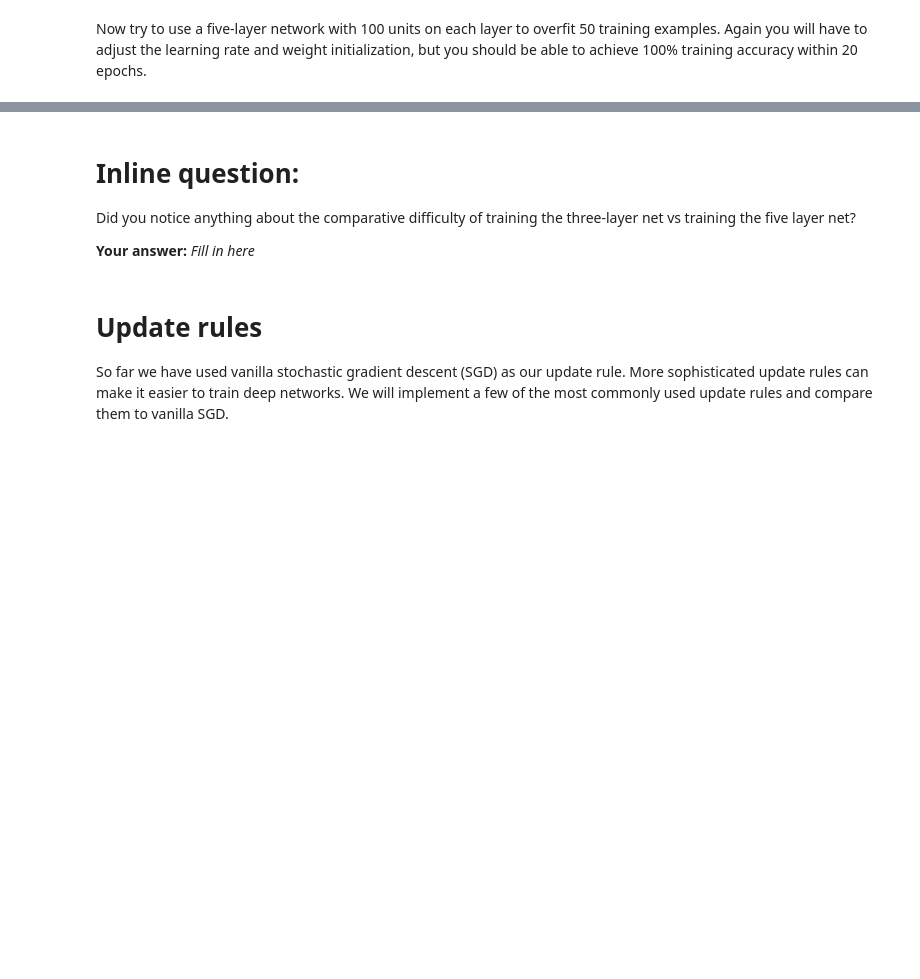
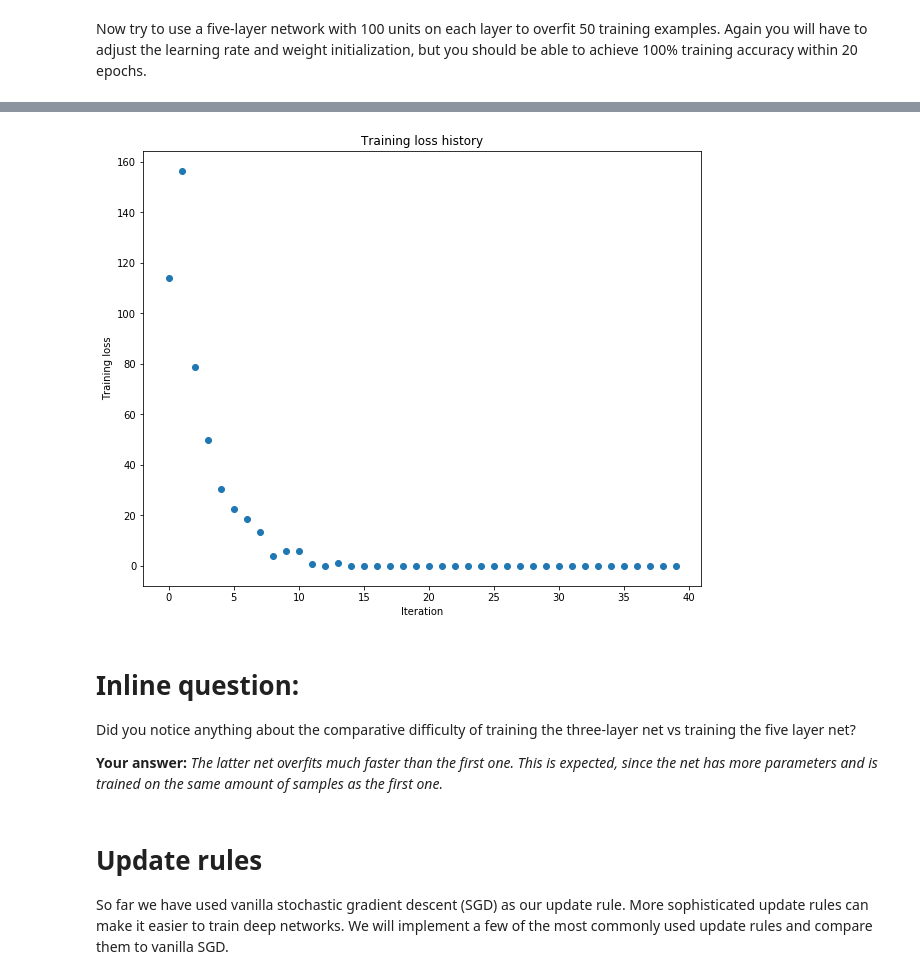
Before and after one commit to zhucer2003/deep-learning-for-computer-vision, a Jupyter notebook: DL4CV_Exercise2/1_FullyConnectedNets.ipynb, the cells around one changed output, grey strips where cells are left out. Cells and saved outputs as stored; diff of their text form; code cells hidden in the pictures; blank space fills up the shorter version.

```diff
--- a/DL4CV_Exercise2/1_FullyConnectedNets.ipynb
+++ b/DL4CV_Exercise2/1_FullyConnectedNets.ipynb
@@ -434,7 +462,7 @@ small_data = {
 }
 
 learning_rate = 1e-3
-weight_scale = 1e-5
+weight_scale = 1e-1
 model = FullyConnectedNet([100, 100, 100, 100],
                 weight_scale=weight_scale, dtype=np.float64)
 solver = Solver(model, small_data,
@@ -451,3 +479,4 @@ plt.title('Training loss history')
 plt.xlabel('Iteration')
 plt.ylabel('Training loss')
 plt.show()
+# %% [output]
@@ -454,8 +500,9 @@ plt.show()
+[figure, added]
 # %% [markdown]
 # Inline question:
 Did you notice anything about the comparative difficulty of training the three-layer net vs training the five layer net?
 
-**Your answer:** *Fill in here*
+**Your answer:** *The latter net overfits much faster than the first one. This is expected, since the net has more parameters and is trained on the same amount of samples as the first one.*
 # %% [markdown]
 # Update rules
 So far we have used vanilla stochastic gradient descent (SGD) as our update rule. More sophisticated update rules can make it easier to train deep networks. We will implement a few of the most commonly used update rules and compare them to vanilla SGD.
```
Also changed, not shown: parts of 14 cells of this notebook, 4 other files.
